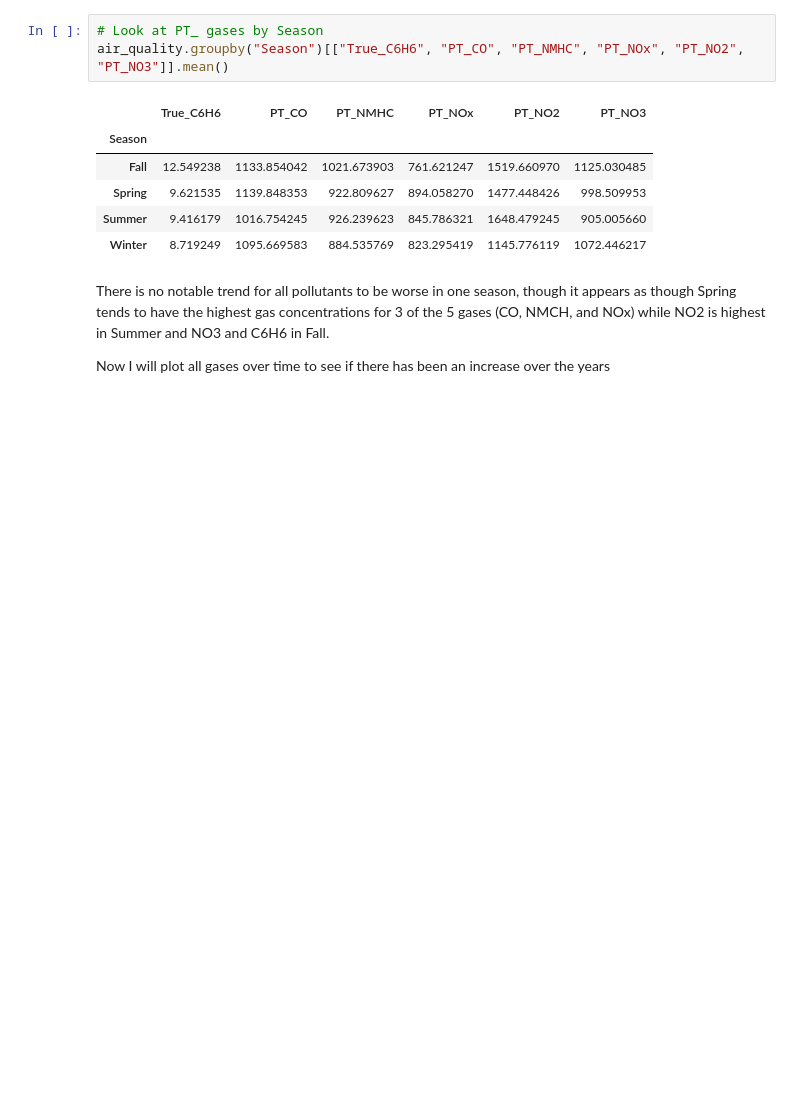
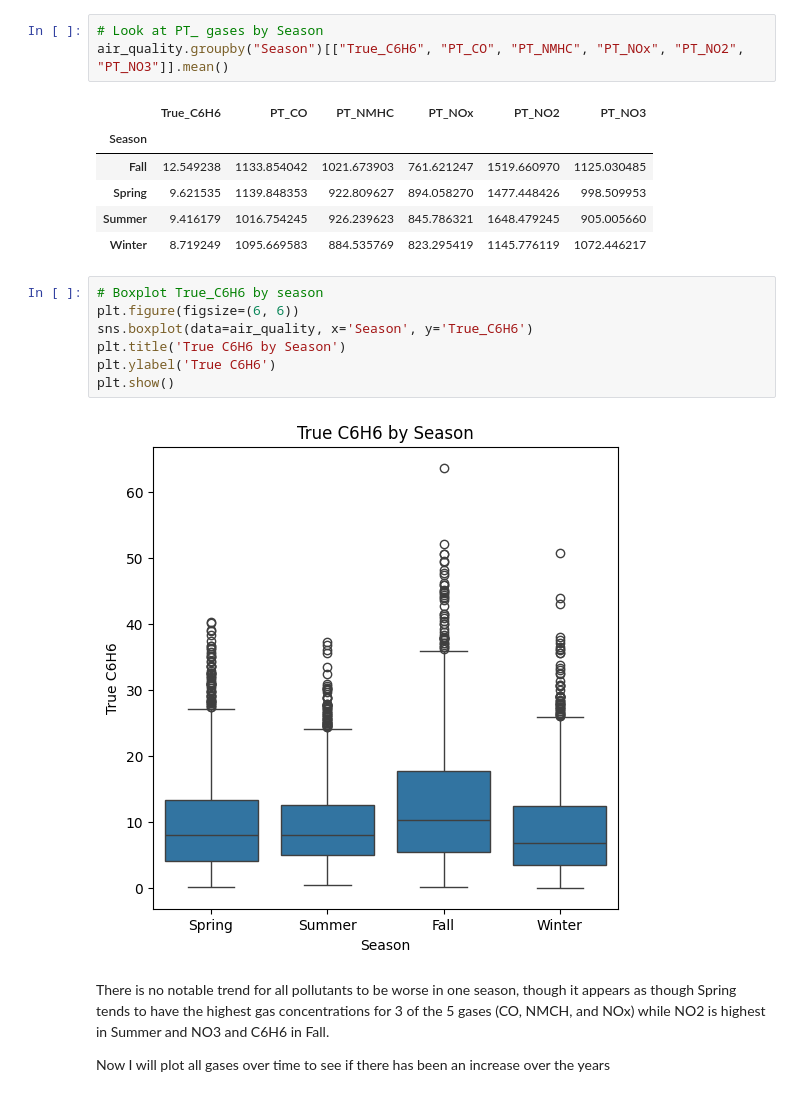
Before and after one commit to shuodeng521-sys/ST-554-Project1-Shuo-Anna-Jillian, a Jupyter notebook: Task2/Greene_Project1_Task2.ipynb, the cells around one changed output. Cells and saved outputs as stored; diff of their text form; blank space fills up the shorter version.

```diff
--- a/Task2/Greene_Project1_Task2.ipynb
+++ b/Task2/Greene_Project1_Task2.ipynb
@@ -332,6 +346,15 @@ air_quality.groupby("Season")[["True_C6H6", "PT_CO", "PT_NMHC", "PT_NOx", "PT_NO
 | Spring | 9.621535 | 1139.848353 | 922.809627 | 894.058270 | 1477.448426 | 998.509953 |
 | Summer | 9.416179 | 1016.754245 | 926.239623 | 845.786321 | 1648.479245 | 905.005660 |
 | Winter | 8.719249 | 1095.669583 | 884.535769 | 823.295419 | 1145.776119 | 1072.446217 |
+# %%
+# Boxplot True_C6H6 by season
+plt.figure(figsize=(6, 6))
+sns.boxplot(data=air_quality, x='Season', y='True_C6H6')
+plt.title('True C6H6 by Season')
+plt.ylabel('True C6H6')
+plt.show()
+# %% [output]
+[figure, added]
 # %% [markdown]
 There is no notable trend for all pollutants to be worse in one season, though it appears as though Spring tends to have the highest gas concentrations for 3 of the 5 gases (CO, NMCH, and NOx) while NO2 is highest in Summer and NO3 and C6H6 in Fall.
 
```
Also changed, not shown: parts of 7 cells of this notebook.
